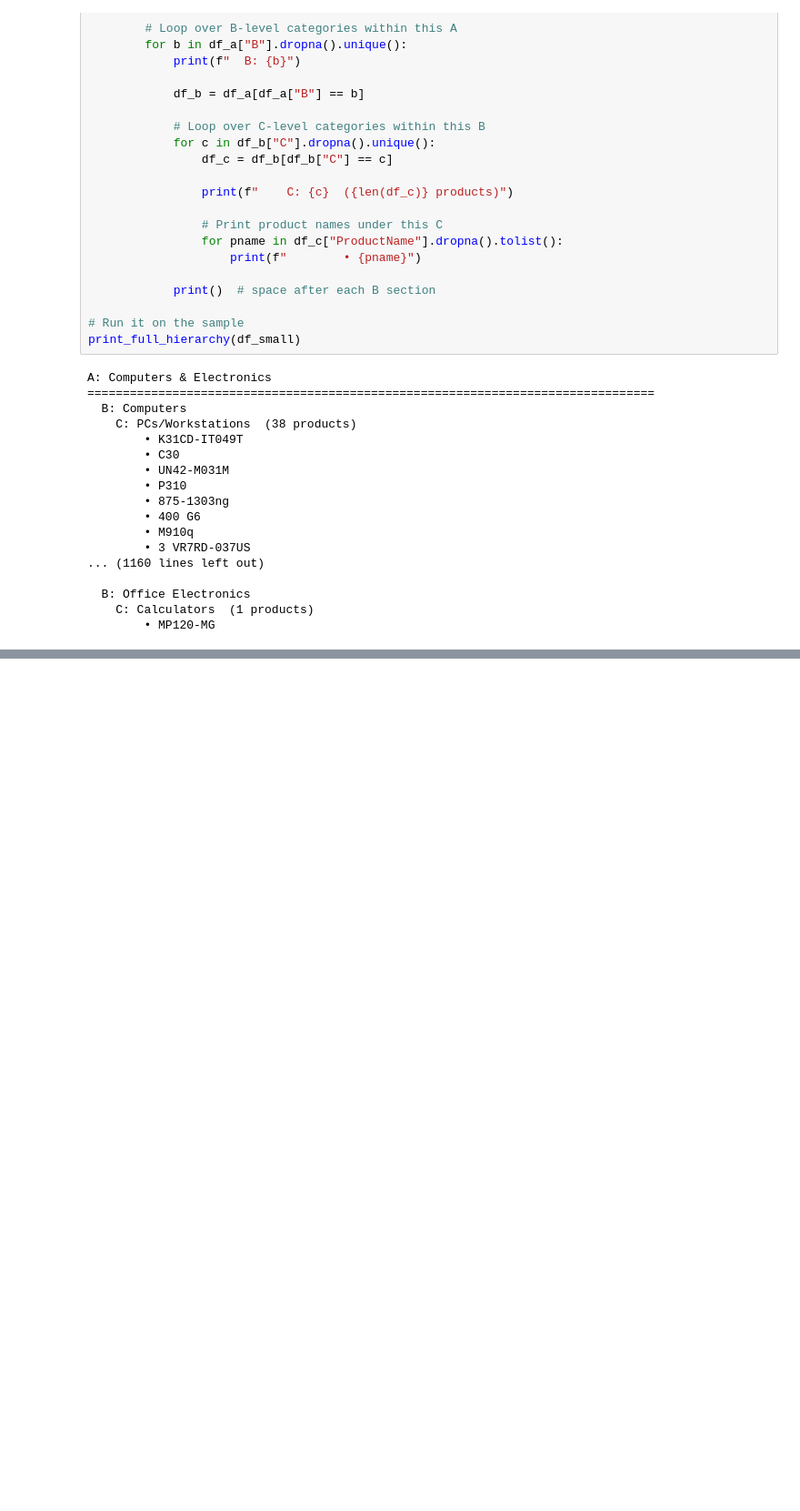
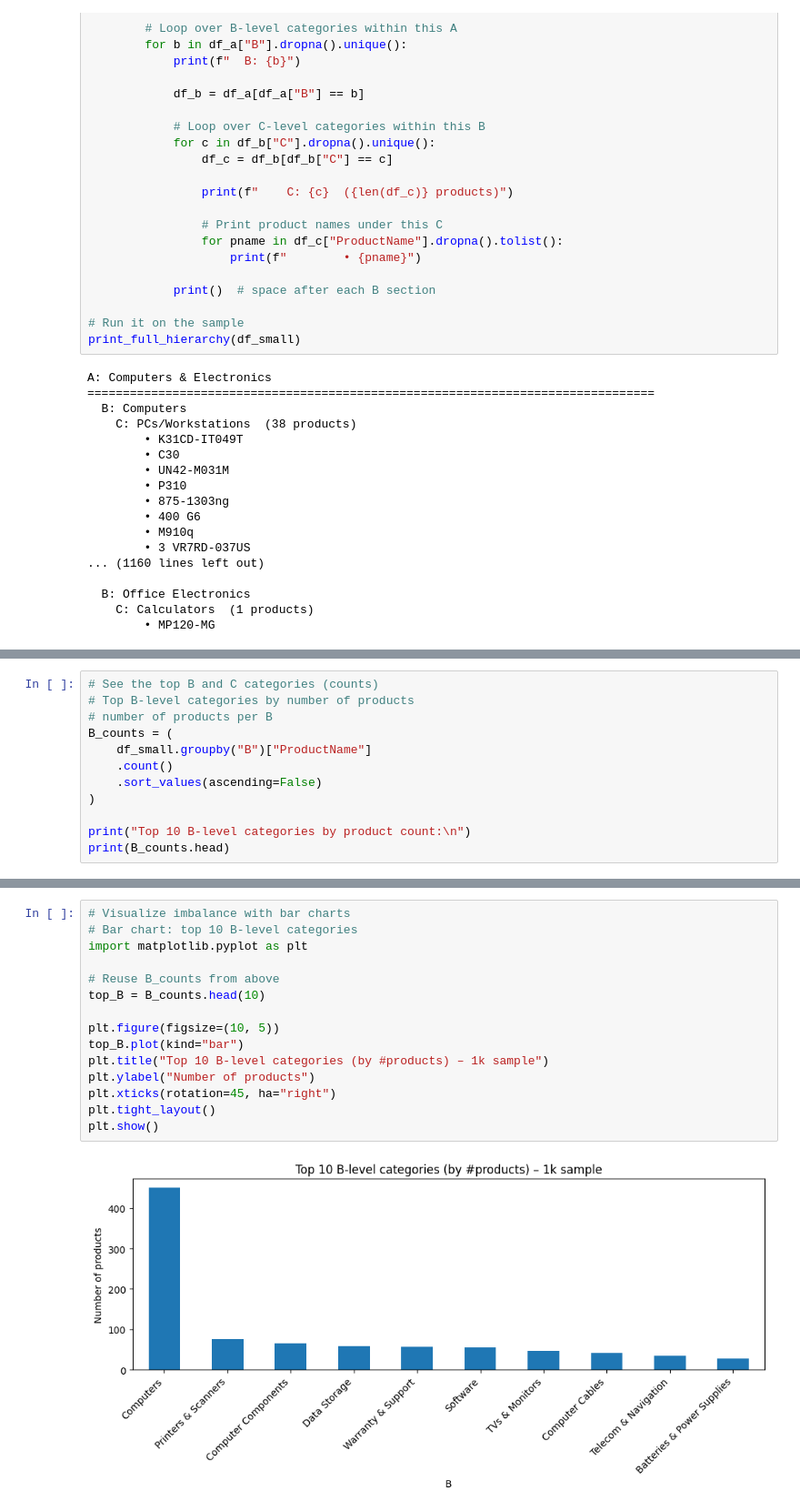
Before and after one commit to AlistairPereira/Taxonomy_Buidling_Textual_Corpora, a Jupyter notebook: prompt_engineering/data/prompt_engineering_exploration.ipynb, the cells around one changed output, grey strips where cells are left out. Shown at 91% size. Saved outputs shown, nothing was run; the diff lists cells and outputs as text; blank space fills up the shorter version.

```diff
--- a/prompt_engineering/data/prompt_engineering_exploration.ipynb
+++ b/prompt_engineering/data/prompt_engineering_exploration.ipynb
@@ -291,0 +327,12 @@ A: Computers & Electronics
+# %%
+# See the top B and C categories (counts)
+# Top B-level categories by number of products
+# number of products per B
+B_counts = (
+    df_small.groupby("B")["ProductName"]
+    .count()
+    .sort_values(ascending=False)
+)
+
+print("Top 10 B-level categories by product count:\n")
+print(B_counts.head)
@@ -291,0 +386,17 @@ A: Computers & Electronics
+# %%
+# Visualize imbalance with bar charts
+# Bar chart: top 10 B-level categories
+import matplotlib.pyplot as plt
+
+# Reuse B_counts from above
+top_B = B_counts.head(10)
+
+plt.figure(figsize=(10, 5))
+top_B.plot(kind="bar")
+plt.title("Top 10 B-level categories (by #products) – 1k sample")
+plt.ylabel("Number of products")
+plt.xticks(rotation=45, ha="right")
+plt.tight_layout()
+plt.show()
+# %% [output]
+[figure, added]
```
Also changed, not shown: parts of 23 cells of this notebook.
